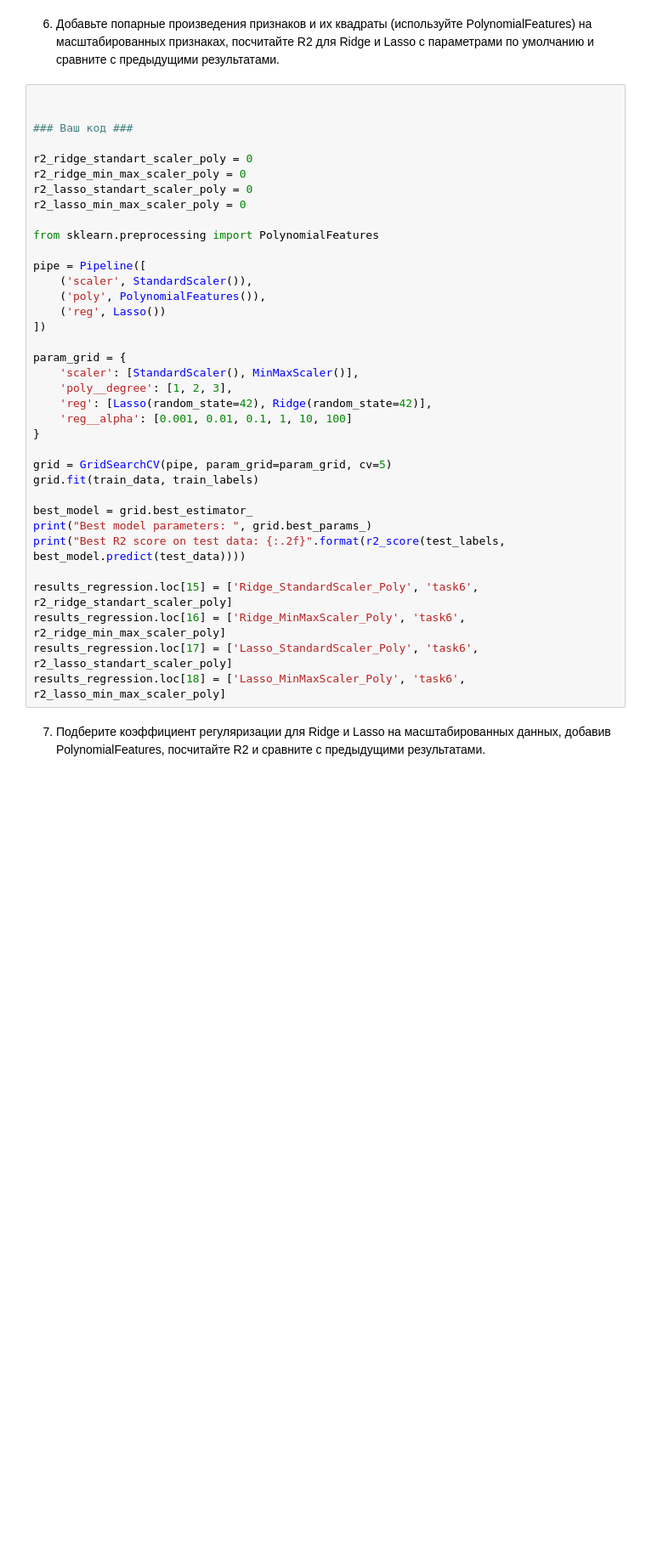
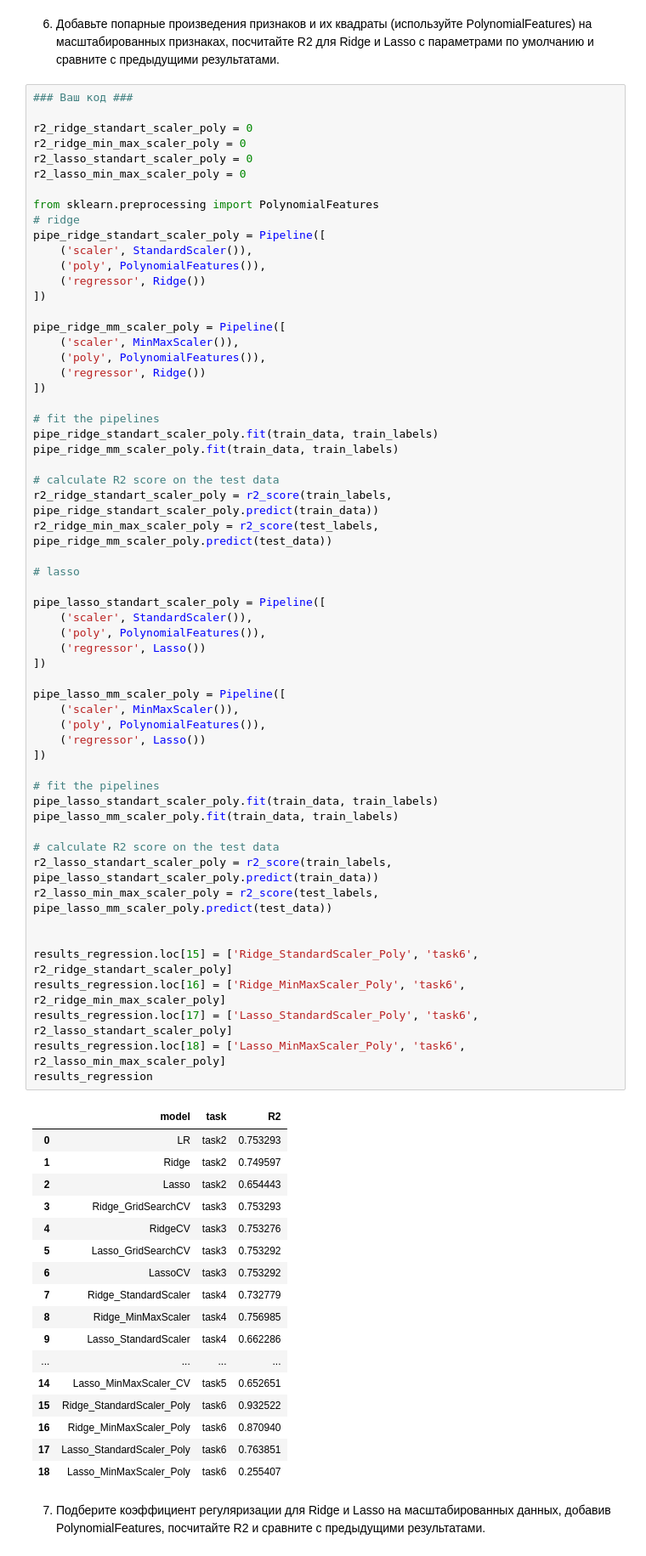
Before and after one commit to omutninsk/ml_2, a Jupyter notebook: HW_3_ML.ipynb, the cells around one changed output. Shown at 85% size. Saved outputs shown, nothing was run; the diff lists cells and outputs as text; blank space fills up the shorter version.

```diff
--- a/HW_3_ML.ipynb
+++ b/HW_3_ML.ipynb
@@ -303,41 +305,81 @@ results_regression
 # %% [markdown]
 6. Добавьте попарные произведения признаков и их квадраты (используйте PolynomialFeatures) на масштабированных признаках, посчитайте R2 для Ridge и Lasso с параметрами по умолчанию и сравните с предыдущими результатами.
 # %%
-
-
 ### Ваш код ###
 
 r2_ridge_standart_scaler_poly = 0
 r2_ridge_min_max_scaler_poly = 0
 r2_lasso_standart_scaler_poly = 0
 r2_lasso_min_max_scaler_poly = 0
 
 from sklearn.preprocessing import PolynomialFeatures
-
-pipe = Pipeline([
+# ridge
+pipe_ridge_standart_scaler_poly = Pipeline([
     ('scaler', StandardScaler()),
     ('poly', PolynomialFeatures()),
-    ('reg', Lasso())
+    ('regressor', Ridge())
 ])
 
-param_grid = {
-    'scaler': [StandardScaler(), MinMaxScaler()],
-    'poly__degree': [1, 2, 3],
-    'reg': [Lasso(random_state=42), Ridge(random_state=42)],
-    'reg__alpha': [0.001, 0.01, 0.1, 1, 10, 100]
-}
+pipe_ridge_mm_scaler_poly = Pipeline([
+    ('scaler', MinMaxScaler()),
+    ('poly', PolynomialFeatures()),
+    ('regressor', Ridge())
+])
 
-grid = GridSearchCV(pipe, param_grid=param_grid, cv=5)
-grid.fit(train_data, train_labels)
+# fit the pipelines
+pipe_ridge_standart_scaler_poly.fit(train_data, train_labels)
+pipe_ridge_mm_scaler_poly.fit(train_data, train_labels)
 
-best_model = grid.best_estimator_
-print("Best model parameters: ", grid.best_params_)
-print("Best R2 score on test data: {:.2f}".format(r2_score(test_labels, best_model.predict(test_data))))
+# calculate R2 score on the test data
+r2_ridge_standart_scaler_poly = r2_score(train_labels, pipe_ridge_standart_scaler_poly.predict(train_data))
+r2_ridge_min_max_scaler_poly = r2_score(test_labels, pipe_ridge_mm_scaler_poly.predict(test_data))
+
+# lasso
+
+pipe_lasso_standart_scaler_poly = Pipeline([
+    ('scaler', StandardScaler()),
+    ('poly', PolynomialFeatures()),
+    ('regressor', Lasso())
+])
+
+pipe_lasso_mm_scaler_poly = Pipeline([
+    ('scaler', MinMaxScaler()),
+    ('poly', PolynomialFeatures()),
+    ('regressor', Lasso())
+])
+
+# fit the pipelines
+pipe_lasso_standart_scaler_poly.fit(train_data, train_labels)
+pipe_lasso_mm_scaler_poly.fit(train_data, train_labels)
+
+# calculate R2 score on the test data
+r2_lasso_standart_scaler_poly = r2_score(train_labels, pipe_lasso_standart_scaler_poly.predict(train_data))
+r2_lasso_min_max_scaler_poly = r2_score(test_labels, pipe_lasso_mm_scaler_poly.predict(test_data))
+
 
 results_regression.loc[15] = ['Ridge_StandardScaler_Poly', 'task6', r2_ridge_standart_scaler_poly]
 results_regression.loc[16] = ['Ridge_MinMaxScaler_Poly', 'task6', r2_ridge_min_max_scaler_poly]
 results_regression.loc[17] = ['Lasso_StandardScaler_Poly', 'task6', r2_lasso_standart_scaler_poly]
 results_regression.loc[18] = ['Lasso_MinMaxScaler_Poly', 'task6', r2_lasso_min_max_scaler_poly]
+results_regression
+# %% [output]
+|  | model | task | R2 |
+| 0 | LR | task2 | 0.753293 |
+| 1 | Ridge | task2 | 0.749597 |
+| 2 | Lasso | task2 | 0.654443 |
+| 3 | Ridge_GridSearchCV | task3 | 0.753293 |
+| 4 | RidgeCV | task3 | 0.753276 |
+| 5 | Lasso_GridSearchCV | task3 | 0.753292 |
+| 6 | LassoCV | task3 | 0.753292 |
+| 7 | Ridge_StandardScaler | task4 | 0.732779 |
+| 8 | Ridge_MinMaxScaler | task4 | 0.756985 |
+| 9 | Lasso_StandardScaler | task4 | 0.662286 |
+| ... | ... | ... | ... |
+| 14 | Lasso_MinMaxScaler_CV | task5 | 0.652651 |
+| 15 | Ridge_StandardScaler_Poly | task6 | 0.932522 |
+| 16 | Ridge_MinMaxScaler_Poly | task6 | 0.870940 |
+| 17 | Lasso_StandardScaler_Poly | task6 | 0.763851 |
+| 18 | Lasso_MinMaxScaler_Poly | task6 | 0.255407 |
 # %% [markdown]
 7. Подберите коэффициент регуляризации для Ridge и Lasso на масштабированных данных, добавив PolynomialFeatures, посчитайте R2 и сравните с предыдущими результатами.
 # %%
```
Also changed, not shown: parts of 3 cells of this notebook.
